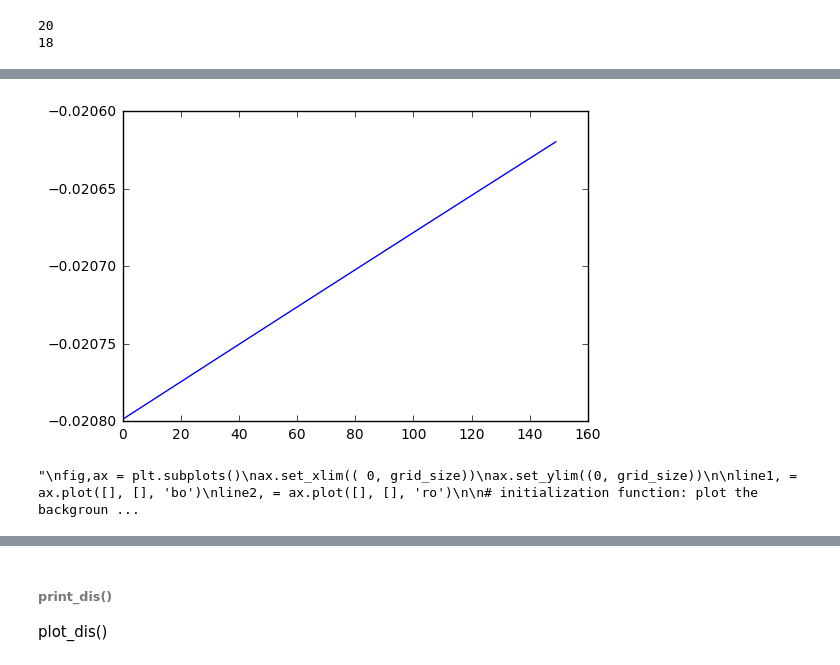
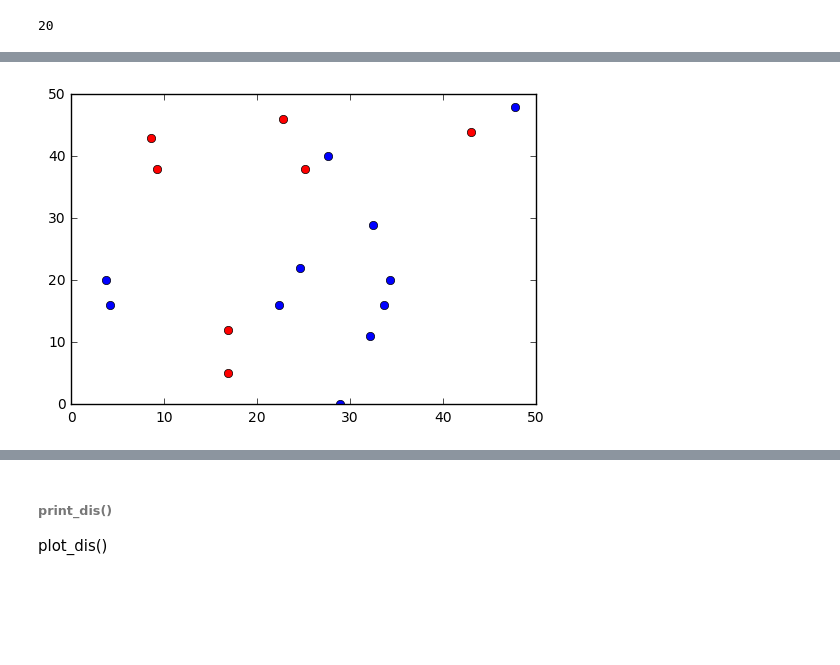
Before and after one commit to mickyaero/ML, a Jupyter notebook: dislocations_animations.ipynb, the cells around one changed output, grey strips where cells are left out. Drawn from its saved outputs; the diff is of its cells as text; code cells hidden in the pictures; blank space fills up the shorter version.

Commit message:
corrected the plotting

```diff
--- a/dislocations_animations.ipynb
+++ b/dislocations_animations.ipynb
@@ -92,8 +100,7 @@ def annihilate(b):
 #point(x, y) has to be calculated. Burger's vector is kept as 1. Stress is measured in terms of meu/(2*pi*(1-v)).
 #Time is measured in terms of 2*pi*(1-neu)/(meu * mobi * burgers)
 def stress_field(x_d, y_d, x, y):
-    stress = np.pi/grid_size * np.sin(2 * np.pi * (x - x_d)/grid_size) * (np.cosh(2 * np.pi * (y - y_d)/grid_size) - np.cos(2 * np.pi * (x - x_d)/grid_size) -
-                                                           (2 * np.pi * (y - y_d)/grid_size) * np.sinh(2 * np.pi * (y - y_d)/grid_size))/((np.cosh(2 * np.pi * (y - y_d)/grid_size) - np.cos(2 * np.pi * (x - x_d)/grid_size)) ** 2)
+    stress = np.pi/grid_size * np.sin(2 * np.pi * (x - x_d)/grid_size) * (np.cosh(2 * np.pi * (y - y_d)/grid_size) - np.cos(2 * np.pi * (x - x_d)/grid_size) - (2 * np.pi * (y - y_d)/grid_size) * np.sinh(2 * np.pi * (y - y_d)/grid_size))/((np.cosh(2 * np.pi * (y - y_d)/grid_size) - np.cos(2 * np.pi * (x - x_d)/grid_size)) ** 2)
 
     return stress
 
@@ -298,6 +305,16 @@ def asrk5(eps, yscal, xn, stress_ext):
                 xn[i] = x_dummy[i]
 
         return x_int
+# %%
+#Euler Method
+def euler(step, xn, stress_ext):
+    itr = len(xn)
+    x_int = np.copy(xn)
+
+    for i in range(itr):
+        xn[i] = xn[i] + step * sum_stress(x_dis[i], y_dis[i], s_dis[i], x_dis, stress_ext)
+
+    return x_int
 # %%
 
 #LOCATION AFTER "t" TIMESTEPS
@@ -324,17 +355,26 @@ def location_after_iterations(itr, step, stress):
 # %%
-h = 0.01
-print(len(s_dis))
-strain = location_after_iterations(150, 0.0001, 0)
-print(len(s_dis))
-plt.plot(strain)
-plt.show()
-"""
+# h = 0.001#for asrk5
+# itr = 100000
+# stress = 0
+# strain = location_after_iterations(itr, h, stress)
+# time = np.zeros(itr)
+# time[0] = h
+# for i in range(itr-1):
+#     time[i+1] = time[i] + h
+# plt.plot(strain)
+# plt.show()
+x_dis = np.copy(c_x_dis)
+y_dis = np.copy(c_y_dis)
+s_dis = np.copy(c_s_dis)
+strain_new = 0
+strain_new = []
+
 fig,ax = plt.subplots()
 ax.set_xlim(( 0, grid_size))
 ax.set_ylim((0, grid_size))
 
-line1, = ax.plot([], [], 'bo')
-line2, = ax.plot([], [], 'ro')
+line1, = ax.plot([], [], 'ro')
+line2, = ax.plot([], [], 'bo')
 
 # initialization function: plot the background of each frame
 def init():
@@ -344,7 +384,9 @@ def init():
 
 # animation function.  This is called sequentially
 def animate(i):
-    location_after_iterations(1, 1, 1)
+    global strain_new
+    strain_inter = location_after_iterations(1, 0.01, 0)
+    strain_new.append(strain_inter)
     x_pos = [[], []]
     y_pos = [[], []]
     for i in range(len(x_dis)):
@@ -360,9 +402,8 @@ def animate(i):
     return line1, line2
 
 # call the animator.  blit=True means only re-draw the parts that have changed.
-anim = animation.FuncAnimation(fig, animate,init_func = init, frames=200, blit=True)
+print(len(s_dis))
+anim = animation.FuncAnimation(fig, animate,init_func = init, frames=20000, blit=True)
 HTML(anim.to_html5_video())
-"""
 # %% [output]
 20
-18
@@ -369,2 +411 @@ HTML(anim.to_html5_video())
-[figure, old version]
+[figure, new version]
-"\nfig,ax = plt.subplots()\nax.set_xlim(( 0, grid_size))\nax.set_ylim((0, grid_size))\n\nline1, = ax.plot([], [], 'bo')\nline2, = ax.plot([], [], 'ro')\n\n# initialization function: plot the backgroun ...
```
Also changed, not shown: parts of 5 cells of this notebook, 1 other file.
